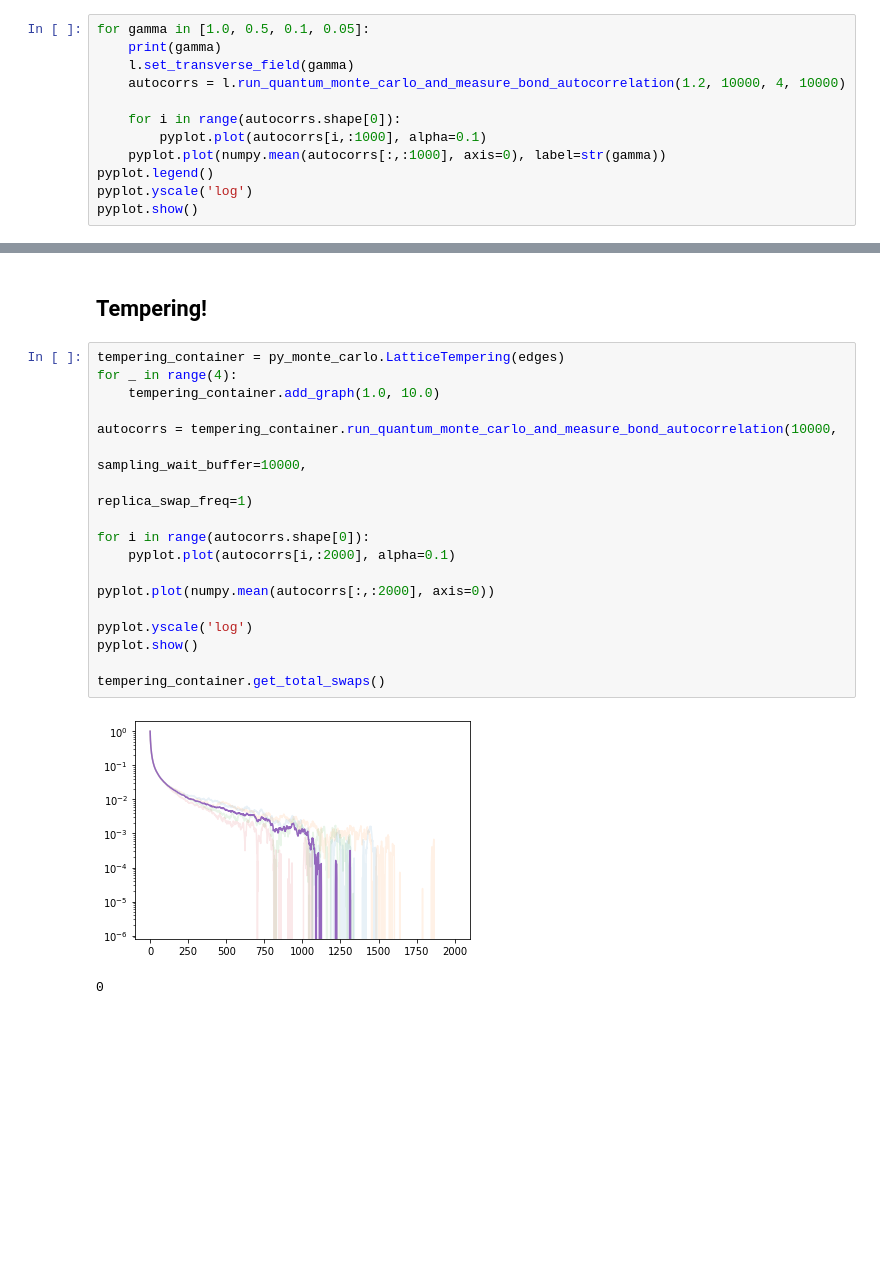
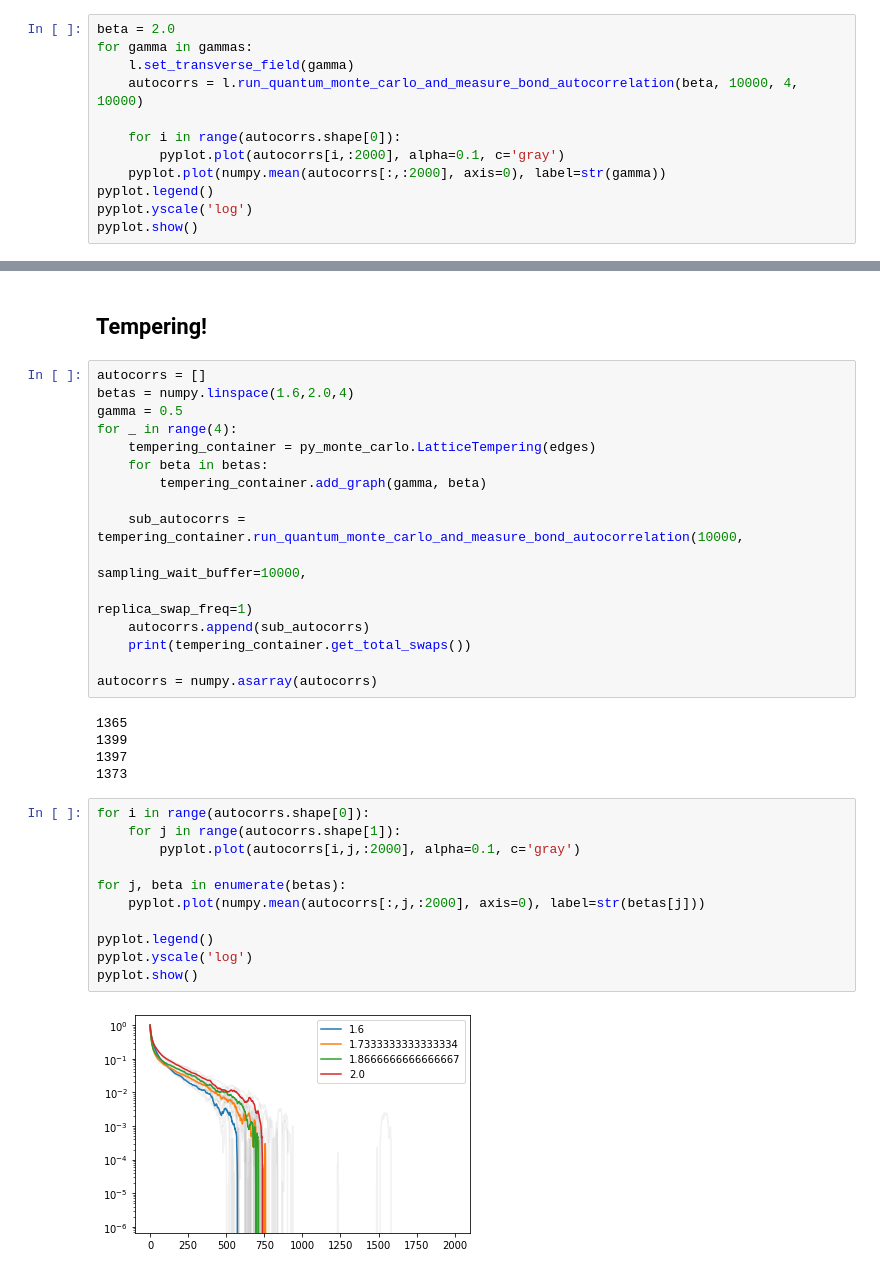
Before and after one commit to Renmusxd/DWave48, a Jupyter notebook: jupyter_notebook/TimeToRun.ipynb, the cells around one changed output, grey strips where cells are left out. Saved outputs shown, nothing was run; the diff lists cells and outputs as text; blank space fills up the shorter version.

```diff
--- a/jupyter_notebook/TimeToRun.ipynb
+++ b/jupyter_notebook/TimeToRun.ipynb
@@ -159,12 +112,12 @@ pyplot.show()
 # %%
-for gamma in [1.0, 0.5, 0.1, 0.05]:
-    print(gamma)
+beta = 2.0
+for gamma in gammas:
     l.set_transverse_field(gamma)
-    autocorrs = l.run_quantum_monte_carlo_and_measure_bond_autocorrelation(1.2, 10000, 4, 10000)
+    autocorrs = l.run_quantum_monte_carlo_and_measure_bond_autocorrelation(beta, 10000, 4, 10000)
 
     for i in range(autocorrs.shape[0]):
-        pyplot.plot(autocorrs[i,:1000], alpha=0.1)
-    pyplot.plot(numpy.mean(autocorrs[:,:1000], axis=0), label=str(gamma))
+        pyplot.plot(autocorrs[i,:2000], alpha=0.1, c='gray')
+    pyplot.plot(numpy.mean(autocorrs[:,:2000], axis=0), label=str(gamma))
 pyplot.legend()
 pyplot.yscale('log')
 pyplot.show()
@@ -249,23 +126,36 @@ pyplot.show()
 # %% [markdown]
 ## Tempering!
+# %%
+autocorrs = []
+betas = numpy.linspace(1.6,2.0,4)
+gamma = 0.5
+for _ in range(4):
+    tempering_container = py_monte_carlo.LatticeTempering(edges)
+    for beta in betas:
+        tempering_container.add_graph(gamma, beta)
+
+    sub_autocorrs = tempering_container.run_quantum_monte_carlo_and_measure_bond_autocorrelation(10000,
+                                                                                                 sampling_wait_buffer=10000,
+                                                                                                 replica_swap_freq=1)
+    autocorrs.append(sub_autocorrs)
+    print(tempering_container.get_total_swaps())
+
+autocorrs = numpy.asarray(autocorrs)
+# %% [output]
+1365
+1399
+1397
+1373
 # %%
-tempering_container = py_monte_carlo.LatticeTempering(edges)
-for _ in range(4):
-    tempering_container.add_graph(1.0, 10.0)
+for i in range(autocorrs.shape[0]):
+    for j in range(autocorrs.shape[1]):
+        pyplot.plot(autocorrs[i,j,:2000], alpha=0.1, c='gray')
 
-autocorrs = tempering_container.run_quantum_monte_carlo_and_measure_bond_autocorrelation(10000,
-                                                                                         sampling_wait_buffer=10000,
-                                                                                         replica_swap_freq=1)
+for j, beta in enumerate(betas):
+    pyplot.plot(numpy.mean(autocorrs[:,j,:2000], axis=0), label=str(betas[j]))
 
-for i in range(autocorrs.shape[0]):
-    pyplot.plot(autocorrs[i,:2000], alpha=0.1)
-
-pyplot.plot(numpy.mean(autocorrs[:,:2000], axis=0))
-
+pyplot.legend()
 pyplot.yscale('log')
 pyplot.show()
-
-tempering_container.get_total_swaps()
 # %% [output]
-[figure, old version]
+[figure, new version]
-0
```
Also changed, not shown: parts of 20 cells of this notebook, 15 other files.
